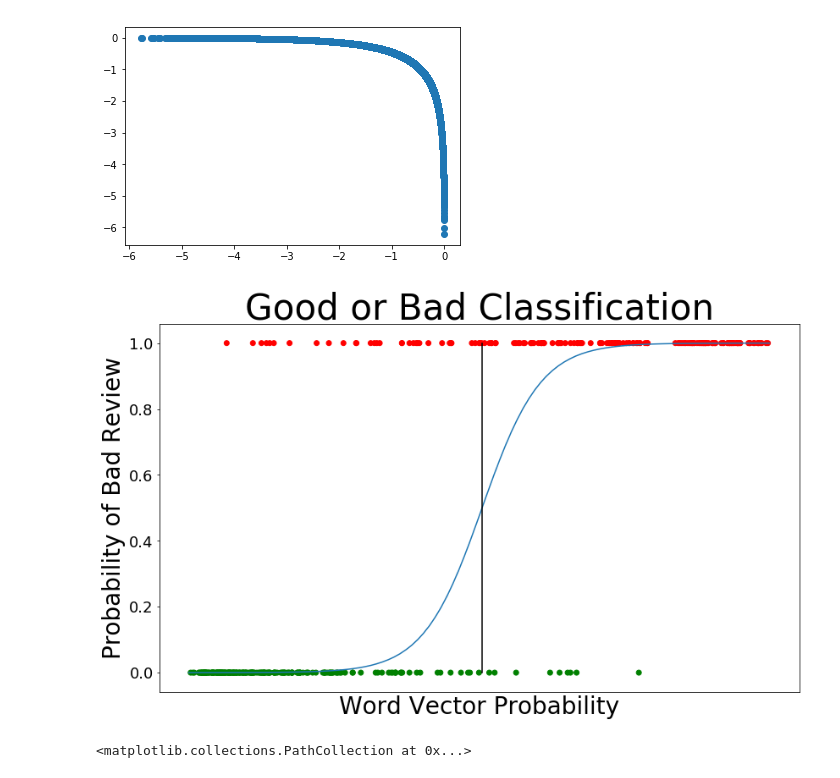
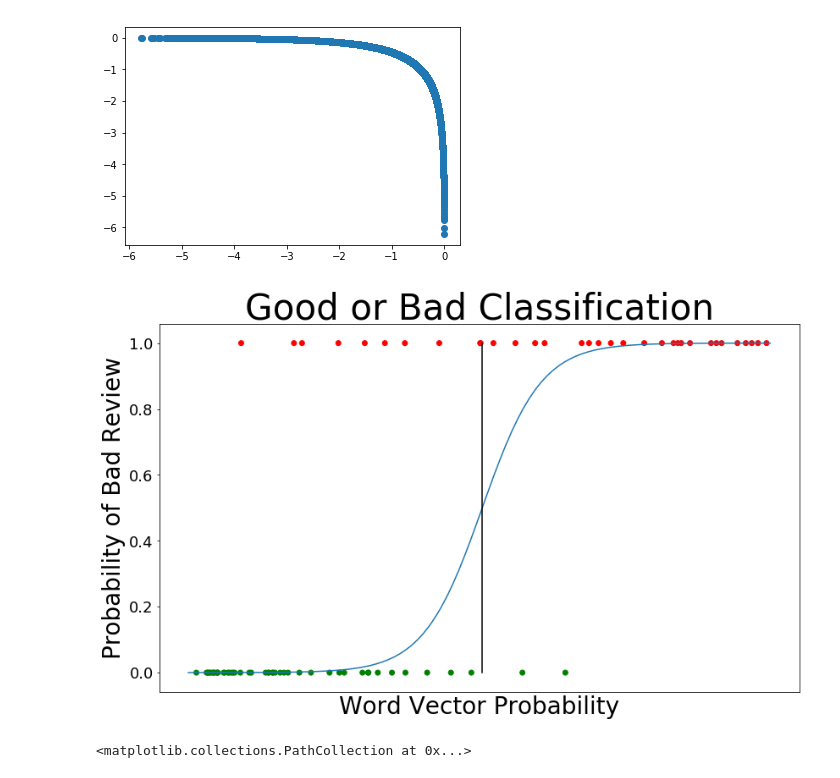
Before and after one commit to SteveGriswold3/DataScience-Capstone, a Jupyter notebook: src/model.ipynb, the cells around one changed output. Saved outputs shown, nothing was run; the diff lists cells and outputs as text; code cells hidden in the pictures.

```diff
--- a/src/model.ipynb
+++ b/src/model.ipynb
@@ -289,6 +291,13 @@ with open("../src/tfidf_vectorizer.pickle", 'wb') as pikl:
 # Save Multinomial NB Model
 with open("../src/nlp_model.pickle", 'wb') as pikl:
     pickle.dump(model, pikl, protocol=2)
+# %%
+# Open
+with open("../src/tfidf_vectorizer.pickle", 'rb') as pikl:
+    vect = pickle.load(pikl)
+# Save Multinomial NB Model
+with open("../src/nlp_model.pickle", 'rb') as pikl:
+    model = pickle.load(pikl)
 # %% [markdown]
 ## Plot accuracy
 # %%
@@ -324,33 +333,33 @@ mpd = model.predict_proba(model_vect)
 # %%
 plt.figure(figsize=(15,8))
 x = np.arange(-10, 10, 0.2)
 sig = sigmoid(x)
 plt.plot(x,sig)
 
 x = mpd[:,0]*20-10
 
-rand_sample = np.random.random_sample(400)*len(y)
+rand_sample = np.random.random_sample(80)*len(y)
 sample_filter = rand_sample.astype(int)
 
 plt.scatter(x[sample_filter], y[sample_filter] , c=[{1:'red', 0:'green'}[v] for v in y[sample_filter]])
 
 mid_line = np.arange(0,1.5,.5)
 x = np.zeros(len(mid_line))
 plt.plot(x, mid_line, c='k')
 
 
 plt.xticks([])
 plt.yticks(fontsize=18)
 
 plt.ylabel('Probability of Bad Review', fontsize=28)
 plt.xlabel('Word Vector Probability', fontsize=28)
 plt.title('Good or Bad Classification', fontsize=42)
 
 plt.savefig('../img/Good_and_bad_Sigmoid.png')
 plt.subplots_adjust(left=.2)
 plt.show()
 # %% [output]
-[figure, old version]
+[figure, new version]
 # %%
 plt.scatter([1,2,3,4,5,6,7,8,9,10], [1,0,1,0,1,0,1,0,1,0])
 # %% [output]
```
Also changed, not shown: parts of 40 cells of this notebook.
